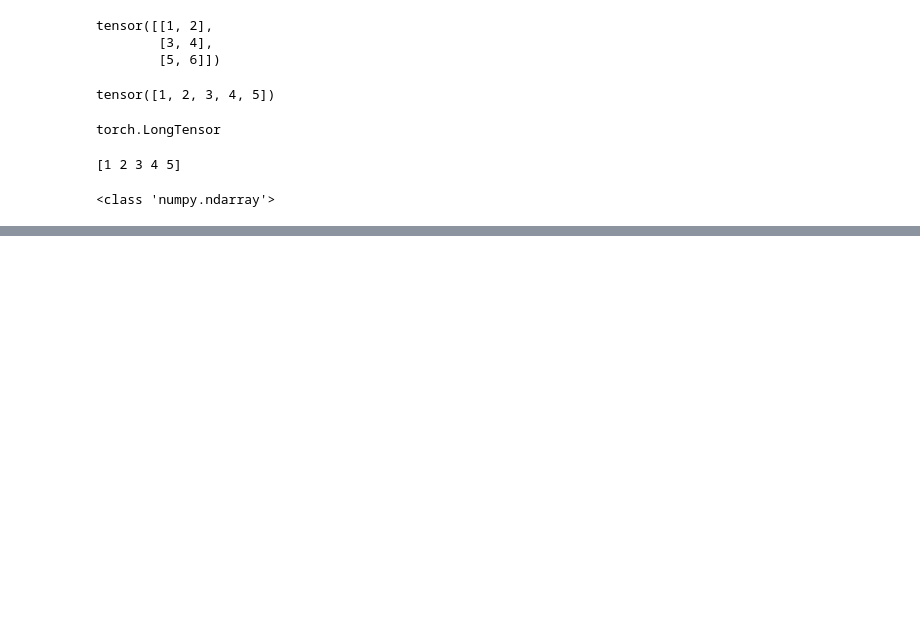
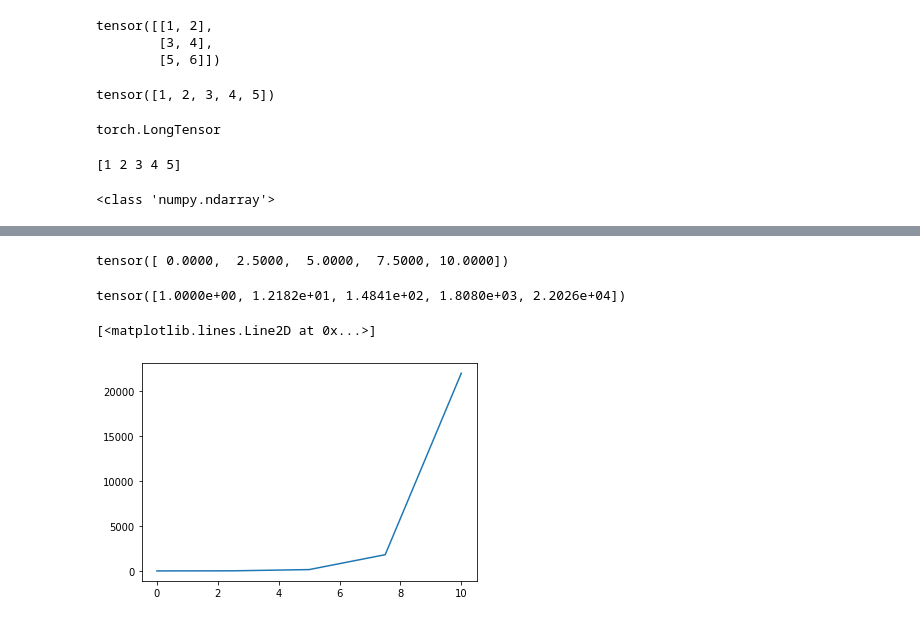
Before and after one commit to MichaelBurak/pytorch-blog-series, a Jupyter notebook: PyTorchTensors.ipynb, the cells around one changed output, grey strips where cells are left out. Drawn from its saved outputs; the diff is of its cells as text; code cells hidden in the pictures; blank space fills up the shorter version.

Commit message:
tensors section of course complete

```diff
--- a/PyTorchTensors.ipynb
+++ b/PyTorchTensors.ipynb
@@ -83,0 +128,12 @@ print(type(numpy_cnv))
+# %%
+#but you should supply a step as seen above -- intervals of 5
+x = torch.linspace(0,10,5)
+print(x)
+# %% [output]
+tensor([ 0.0000,  2.5000,  5.0000,  7.5000, 10.0000])
+# %%
+#sxponential of x
+y = torch.exp(x)
+print(y)
+# %% [output]
+tensor([1.0000e+00, 1.2182e+01, 1.4841e+02, 1.8080e+03, 2.2026e+04])
@@ -83,0 +142,6 @@ print(type(numpy_cnv))
+# %%
+#tensors don't plot with plt, need to convert between that and np array??? not true??
+plt.plot(x,y)
+# %% [output]
+[<matplotlib.lines.Line2D at 0x...>]
+[figure, added]
```
Also changed, not shown: parts of 26 cells of this notebook, 1 other file.
